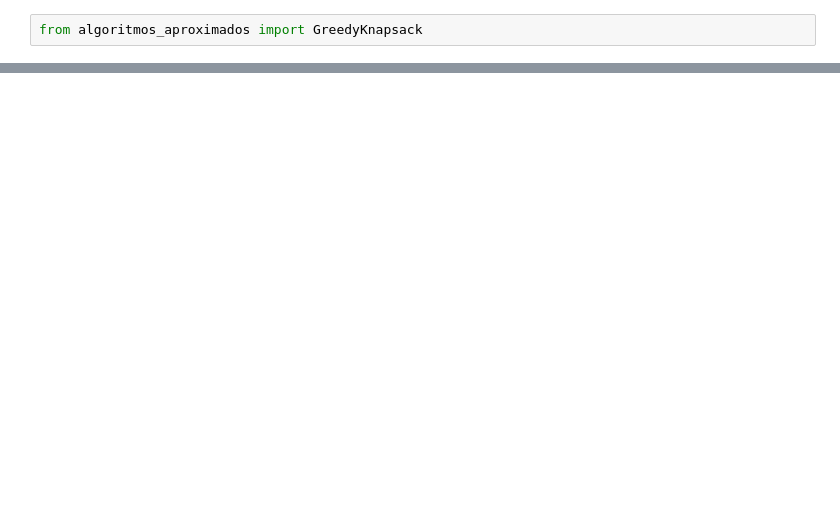
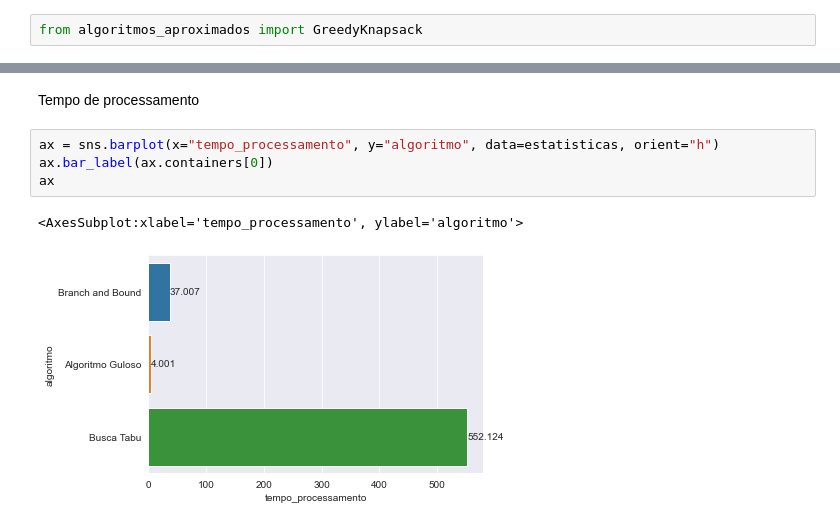
Before and after one commit to pauloceliojr/aed-trabalho-knapsack, a Jupyter notebook: Knapsack.ipynb, the cells around one changed output, grey strips where cells are left out. Cells and saved outputs as stored; diff of their text form; blank space fills up the shorter version.

```diff
--- a/Knapsack.ipynb
+++ b/Knapsack.ipynb
@@ -110,0 +343,9 @@ TypeError: unhashable type: 'list'
+# %% [markdown]
+Tempo de processamento
+# %%
+ax = sns.barplot(x="tempo_processamento", y="algoritmo", data=estatisticas, orient="h")
+ax.bar_label(ax.containers[0])
+ax
+# %% [output]
+<AxesSubplot:xlabel='tempo_processamento', ylabel='algoritmo'>
+[figure, added]
```
Also changed, not shown: parts of 62 cells of this notebook, 2 other files.
